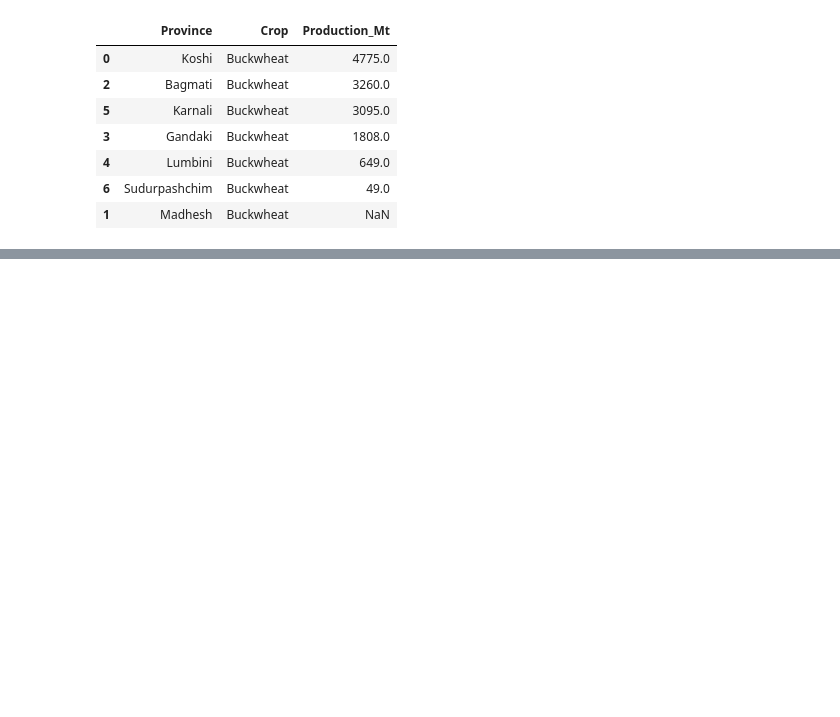
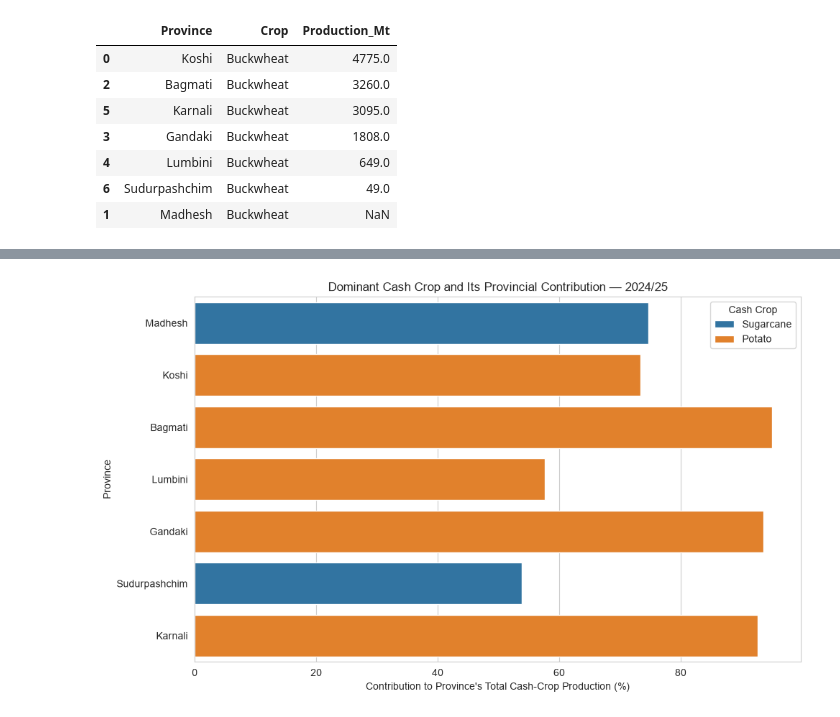
Before and after one commit to Srijan0113/Nepal_Agriculture_Analysis, a Jupyter notebook: Python/04_Province_and_District_Analysis.ipynb, the cells around one changed output, grey strips where cells are left out. Drawn from its saved outputs; the diff is of its cells as text; code cells hidden in the pictures; blank space fills up the shorter version.

```diff
--- a/Python/04_Province_and_District_Analysis.ipynb
+++ b/Python/04_Province_and_District_Analysis.ipynb
@@ -257,0 +466,19 @@ display(
+# %%
+plt.figure(figsize=(10, 6))
+
+sns.barplot(
+    data=top_cash_crop_by_province,
+    x="Contribution_Pct",
+    y="Province",
+    hue="Crop",
+    dodge=False
+)
+
+plt.title("Dominant Cash Crop and Its Provincial Contribution — 2024/25")
+plt.xlabel("Contribution to Province's Total Cash-Crop Production (%)")
+plt.ylabel("Province")
+plt.legend(title="Cash Crop")
+plt.tight_layout()
+plt.show()
+# %% [output]
+[figure, added]
```
Also changed, not shown: parts of 14 cells of this notebook.
